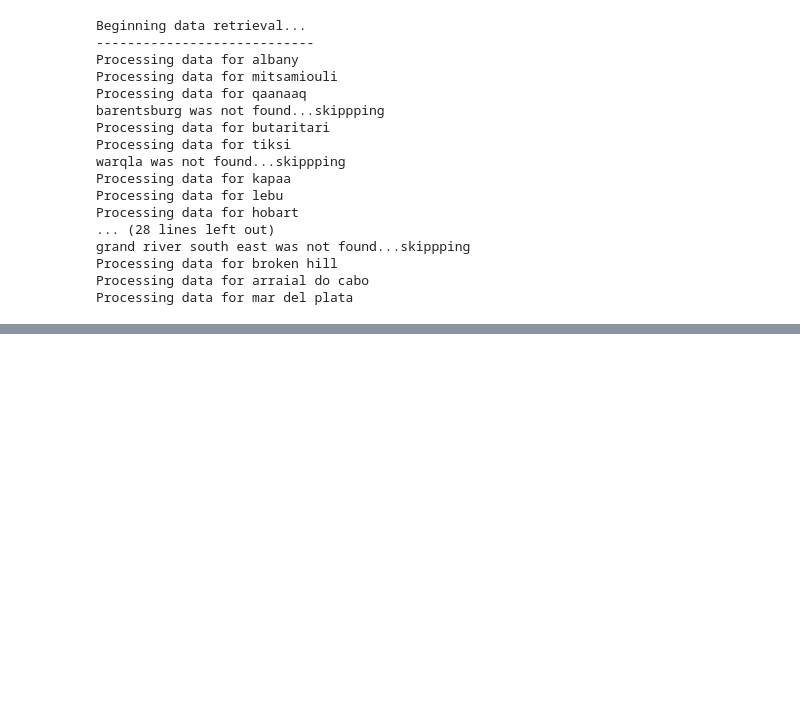
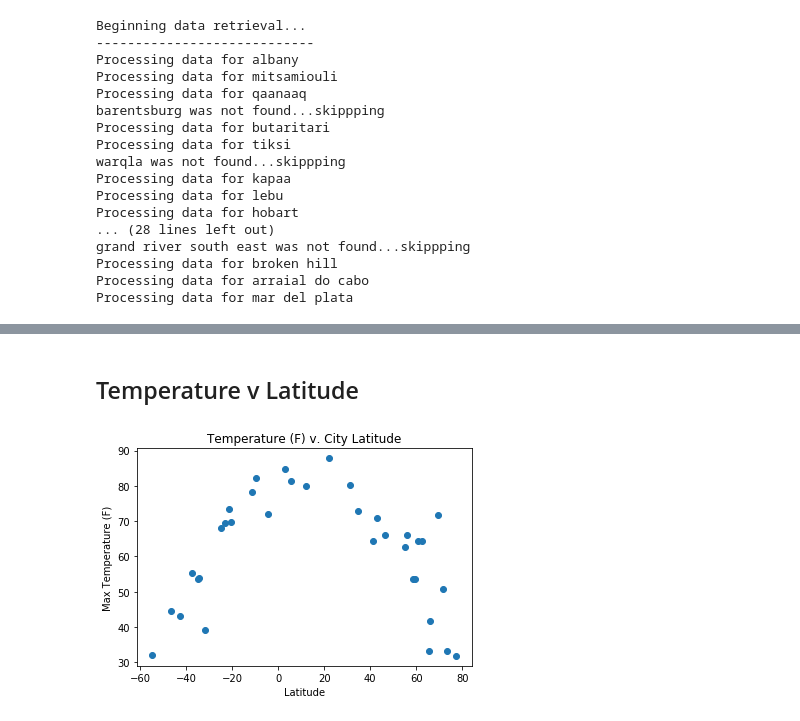
Before and after one commit to jazminhicks/Weather-Equator-Analysis, a Jupyter notebook: starter_code/main.ipynb, the cells around one changed output, grey strips where cells are left out. Cells and saved outputs as stored; diff of their text form; code cells hidden in the pictures; blank space fills up the shorter version.

Commit message:
added scatter plots

```diff
--- a/starter_code/main.ipynb
+++ b/starter_code/main.ipynb
@@ -126,0 +118,9 @@ df
+# %% [markdown]
+## Temperature v Latitude
+# %%
+plt.scatter(weather_df["Lat"], weather_df["Max Temp"]);
+plt.title("Temperature (F) v. City Latitude");
+plt.ylabel("Max Temperature (F)");
+plt.xlabel("Latitude");
+# %% [output]
+[figure, added]
```
Also changed, not shown: parts of 10 cells of this notebook.
